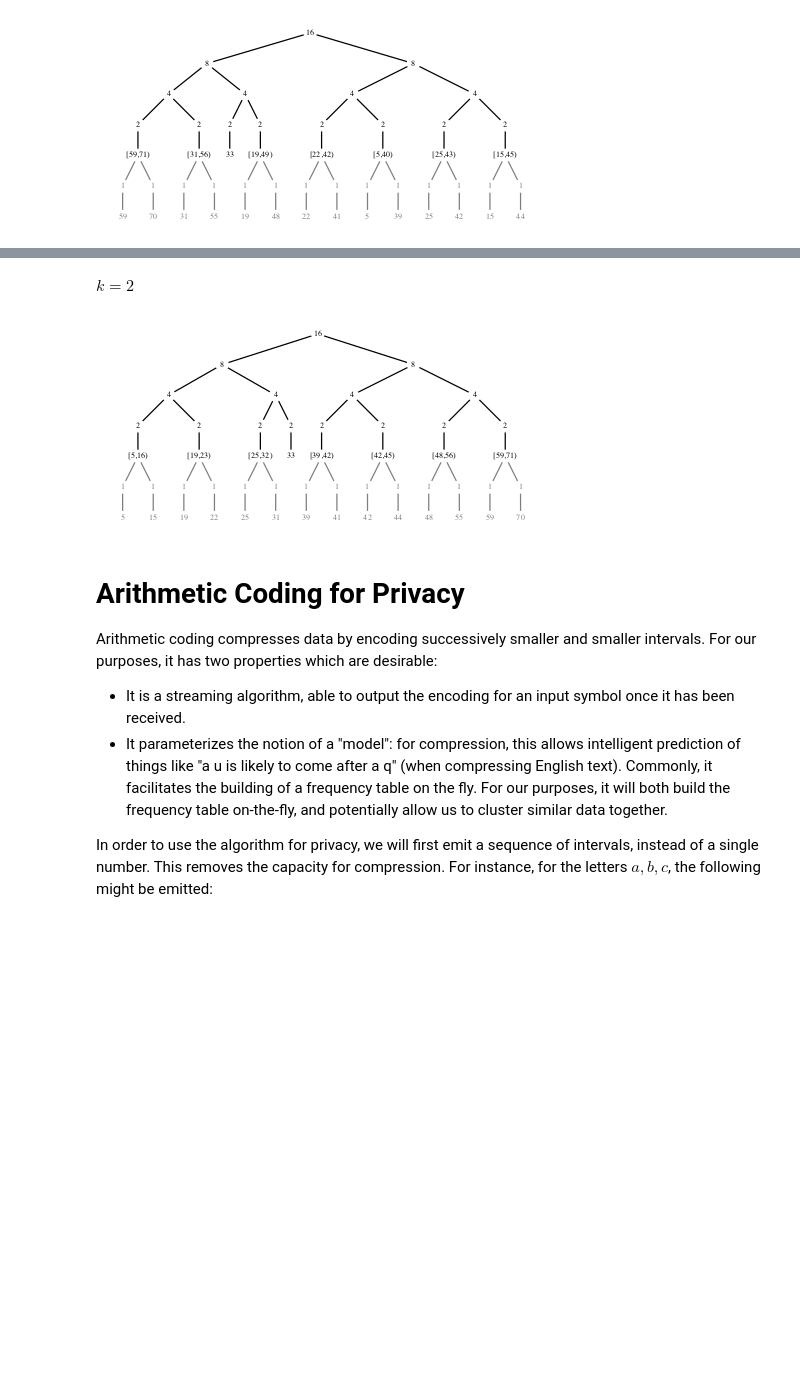
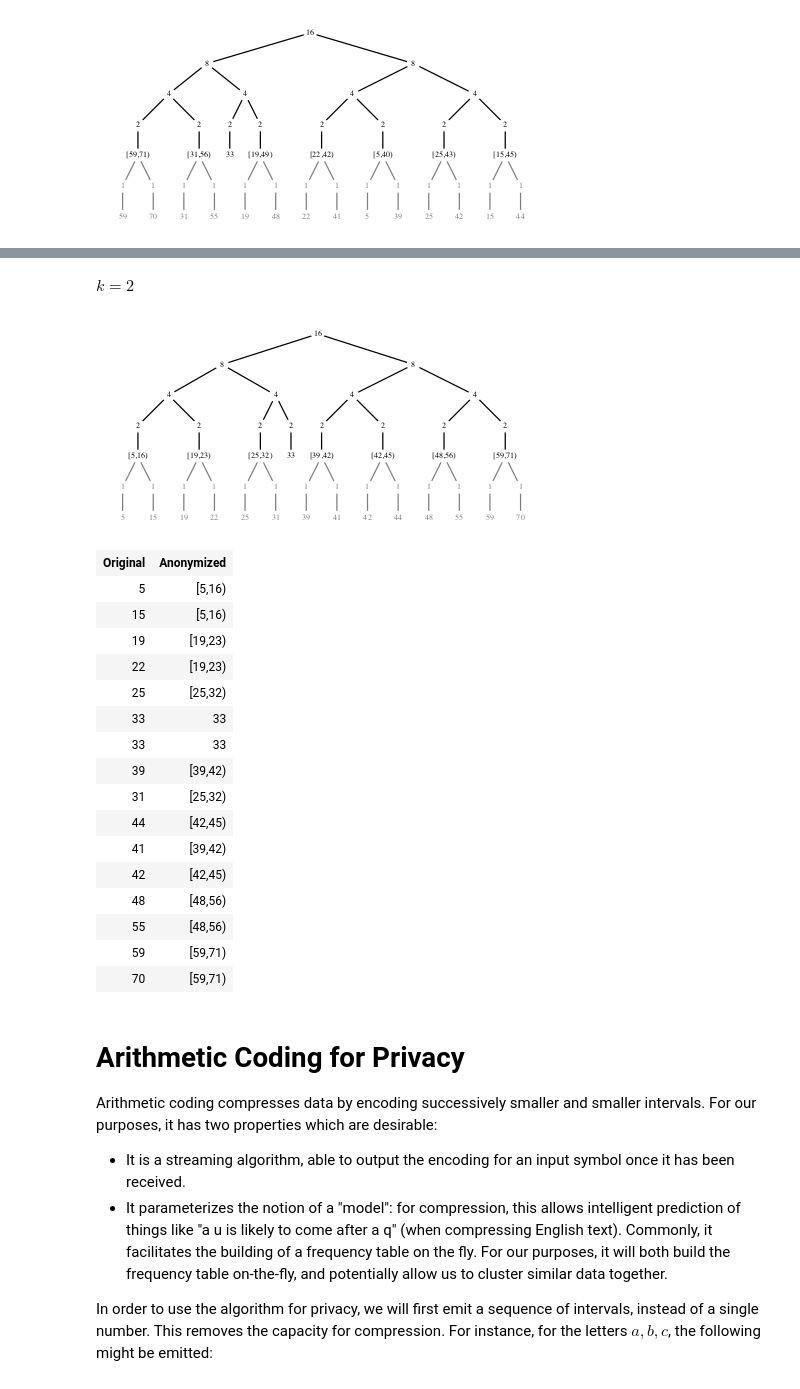
Before and after one commit to oisdk/IHaskell, a Jupyter notebook: notebooks/Privacy.ipynb, the cells around one changed output, grey strips where cells are left out. Saved outputs shown, nothing was run; the diff lists cells and outputs as text; code cells hidden in the pictures; blank space fills up the shorter version.

```diff
--- a/notebooks/Privacy.ipynb
+++ b/notebooks/Privacy.ipynb
@@ -321,28 +385,47 @@ Better generalizations can be achieved by building an *alphabetic* Huffman tree
 # %%
 import           Control.Monad.State
 import qualified Data.Map.Strict     as Map
 import           Data.Foldable       (Foldable(..))
 
 buildAlphHuffman :: Frequencies a -> Tree a
 buildAlphHuffman xs = evalState (go c) (Map.toList (getFrequencies xs))
   where
     c = length xs
     go n = do
       (x,i) <- gets head
       if i >= n
         then do
           modify tail
           pure (Leaf i x)
         else do
           let m = n `div` 2
           ls <- go m
           rs <- go (n - size ls)
           pure (Node (size ls + size rs) ls rs)
 
-PrivateHuffman 2 singletonRange (buildAlphHuffman (frequencies ages))
+k2agesAlph = PrivateHuffman 2 singletonRange (buildAlphHuffman (frequencies ages))
+k2agesAlph
+buildAnonTable k2agesAlph ages
 # %% [output]
 $k = 2$
 [figure]
+| Original | Anonymized |
+| 5 | [5,16) |
+| 15 | [5,16) |
+| 19 | [19,23) |
+| 22 | [19,23) |
+| 25 | [25,32) |
+| 33 | 33 |
+| 33 | 33 |
+| 39 | [39,42) |
+| 31 | [25,32) |
+| 44 | [42,45) |
+| 41 | [39,42) |
+| 42 | [42,45) |
+| 48 | [48,56) |
+| 55 | [48,56) |
+| 59 | [59,71) |
+| 70 | [59,71) |
 # %% [markdown]
 # Arithmetic Coding for Privacy
 
```
Also changed, not shown: parts of 17 cells of this notebook, 8 other files.
